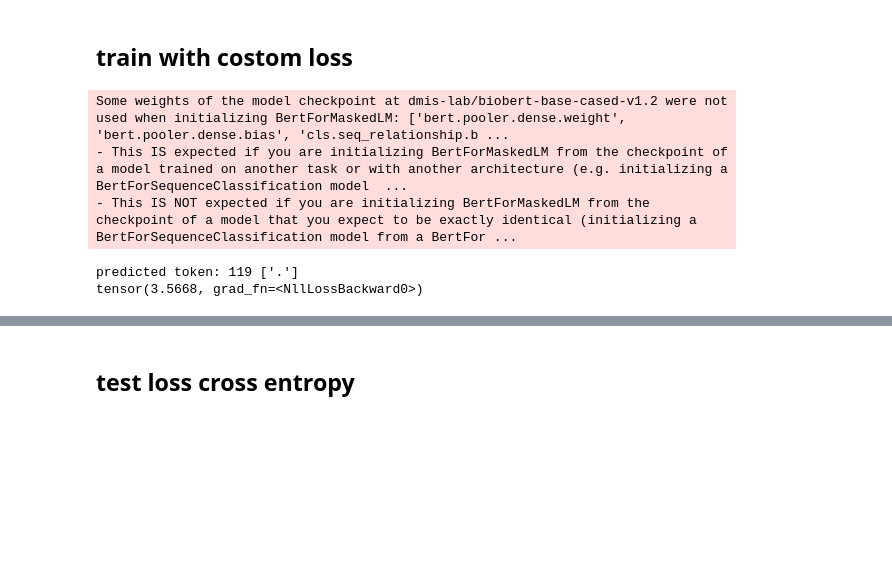
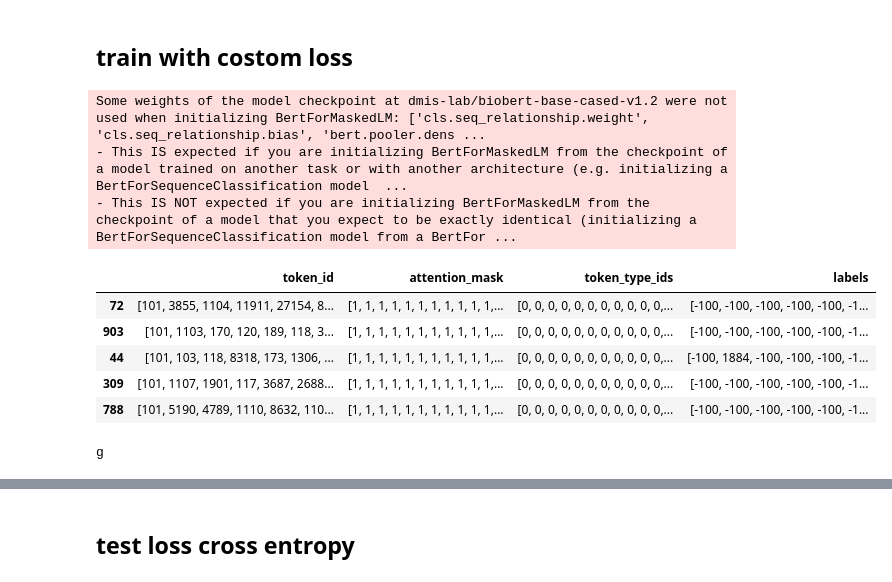
Before and after one commit to phatpham46/XAI-SRL, a Jupyter notebook: MLM/test_mlm.ipynb, the cells around one changed output, grey strips where cells are left out. Saved outputs shown, nothing was run; the diff lists cells and outputs as text; code cells hidden in the pictures; blank space fills up the shorter version.

Commit message:
Done prepare data for MLM

```diff
--- a/MLM/test_mlm.ipynb
+++ b/MLM/test_mlm.ipynb
@@ -391,44 +433,31 @@ def custom_loss(input_ids, logits, labels):
 # %%
-from transformers import AutoTokenizer, BertForMaskedLM
+from transformers import BertForMaskedLM, BertTokenizerFast
 import torch
-
-tokenizer = AutoTokenizer.from_pretrained("dmis-lab/biobert-base-cased-v1.2")
-model = BertForMaskedLM.from_pretrained("dmis-lab/biobert-base-cased-v1.2")
+import copy
+model = BertForMaskedLM.from_pretrained('dmis-lab/biobert-base-cased-v1.2')
+tokenizer = BertTokenizerFast.from_pretrained('dmis-lab/biobert-base-cased-v1.2')
+# %% [output]
+Some weights of the model checkpoint at dmis-lab/biobert-base-cased-v1.2 were not used when initializing BertForMaskedLM: ['cls.seq_relationship.weight', 'cls.seq_relationship.bias', 'bert.pooler.dens ...
+- This IS expected if you are initializing BertForMaskedLM from the checkpoint of a model trained on another task or with another architecture (e.g. initializing a BertForSequenceClassification model  ...
+- This IS NOT expected if you are initializing BertForMaskedLM from the checkpoint of a model that you expect to be exactly identical (initializing a BertForSequenceClassification model from a BertFor ...
-# %%
-### THEO CAI LOSS NAY NHA PHAT OIIIIIII
-# https://discuss.huggingface.co/t/bertformaskedlm-s-loss-and-scores-how-the-loss-is-computed/607/2
-import copy
-from transformers import BertForMaskedLM, BertTokenizerFast
-import torch
-model = BertForMaskedLM.from_pretrained('dmis-lab/biobert-base-cased-v1.2')
-tokenizer = BertTokenizerFast.from_pretrained('dmis-lab/biobert-base-cased-v1.2')
-
-text = "Who was Jim Paterson ? Jim Paterson is a doctor".lower()
-inputs  =  tokenizer.encode_plus(text,  return_tensors="pt", add_special_tokens = True, truncation=True, pad_to_max_length = True,
-                                         return_attention_mask = True,  max_length=64)
-
-input_ids = inputs['input_ids']
-labels  = copy.deepcopy(input_ids) #this is the part I changed
-input_ids[0][7] = tokenizer.mask_token_id
-labels[input_ids != tokenizer.mask_token_id] = -100
-
-output = model(input_ids = input_ids, attention_mask = inputs['attention_mask'] , token_type_ids=inputs['token_type_ids'] , labels=labels)
-
-pred = torch.argmax( output.logits[0][7]).item()
-print("predicted token:", pred, tokenizer.convert_ids_to_tokens([pred])  )
-
-
-# logSoftmax = torch.nn.LogSoftmax(dim=1)
-# NLLLos = torch.nn.NLLLoss()
-
-# print(NLLLos( logSoftmax(torch.unsqueeze(output.logits[0][7], 0)), torch.tensor([pred]))) #the same as F.cross_entropy(scores.view(-1, tokenizer.vocab_size), labels.view(-1))
-# calculate loss manually
-import torch.nn.functional as F
-loss2 = F.cross_entropy(output.logits.view(-1, tokenizer.vocab_size), labels.view(-1))
-print(loss2)
-# %% [output]
-Some weights of the model checkpoint at dmis-lab/biobert-base-cased-v1.2 were not used when initializing BertForMaskedLM: ['bert.pooler.dense.weight', 'bert.pooler.dense.bias', 'cls.seq_relationship.b ...
-- This IS expected if you are initializing BertForMaskedLM from the checkpoint of a model trained on another task or with another architecture (e.g. initializing a BertForSequenceClassification model  ...
-- This IS NOT expected if you are initializing BertForMaskedLM from the checkpoint of a model that you expect to be exactly identical (initializing a BertForSequenceClassification model from a BertFor ...
-predicted token: 119 ['.']
-tensor(3.5668, grad_fn=<NllLossBackward0>)
+# %%
+filename = '/mnt/c/Users/Phat Pham/Documents/THESIS/SRLPredictionEasel/MLM/mlm_output/mlm_abolish_full.csv'
+from sklearn.model_selection import train_test_split
+import pandas as pd
+# read the data
+df = pd.read_csv(filename)
+
+train, test = train_test_split(df, test_size=0.2, random_state=42)
+# %%
+train.head()
+# %% [output]
+|  | token_id | attention_mask | token_type_ids | labels |
+| 72 | [101, 3855, 1104, 11911, 27154, 8... | [1, 1, 1, 1, 1, 1, 1, 1, 1, 1, 1,... | [0, 0, 0, 0, 0, 0, 0, 0, 0, 0, 0,... | [-100, -100, -100, -100, -100, -1... |
+| 903 | [101, 1103, 170, 120, 189, 118, 3... | [1, 1, 1, 1, 1, 1, 1, 1, 1, 1, 1,... | [0, 0, 0, 0, 0, 0, 0, 0, 0, 0, 0,... | [-100, -100, -100, -100, -100, -1... |
+| 44 | [101, 103, 118, 8318, 173, 1306, ... | [1, 1, 1, 1, 1, 1, 1, 1, 1, 1, 1,... | [0, 0, 0, 0, 0, 0, 0, 0, 0, 0, 0,... | [-100, 1884, -100, -100, -100, -1... |
+| 309 | [101, 1107, 1901, 117, 3687, 2688... | [1, 1, 1, 1, 1, 1, 1, 1, 1, 1, 1,... | [0, 0, 0, 0, 0, 0, 0, 0, 0, 0, 0,... | [-100, -100, -100, -100, -100, -1... |
+| 788 | [101, 5190, 4789, 1110, 8632, 110... | [1, 1, 1, 1, 1, 1, 1, 1, 1, 1, 1,... | [0, 0, 0, 0, 0, 0, 0, 0, 0, 0, 0,... | [-100, -100, -100, -100, -100, -1... |
+# %%
+print(tokenizer.decode(torch.tensor(176)))
+# %% [output]
+g
```
Also changed, not shown: parts of 8 cells of this notebook, 3 other files.
